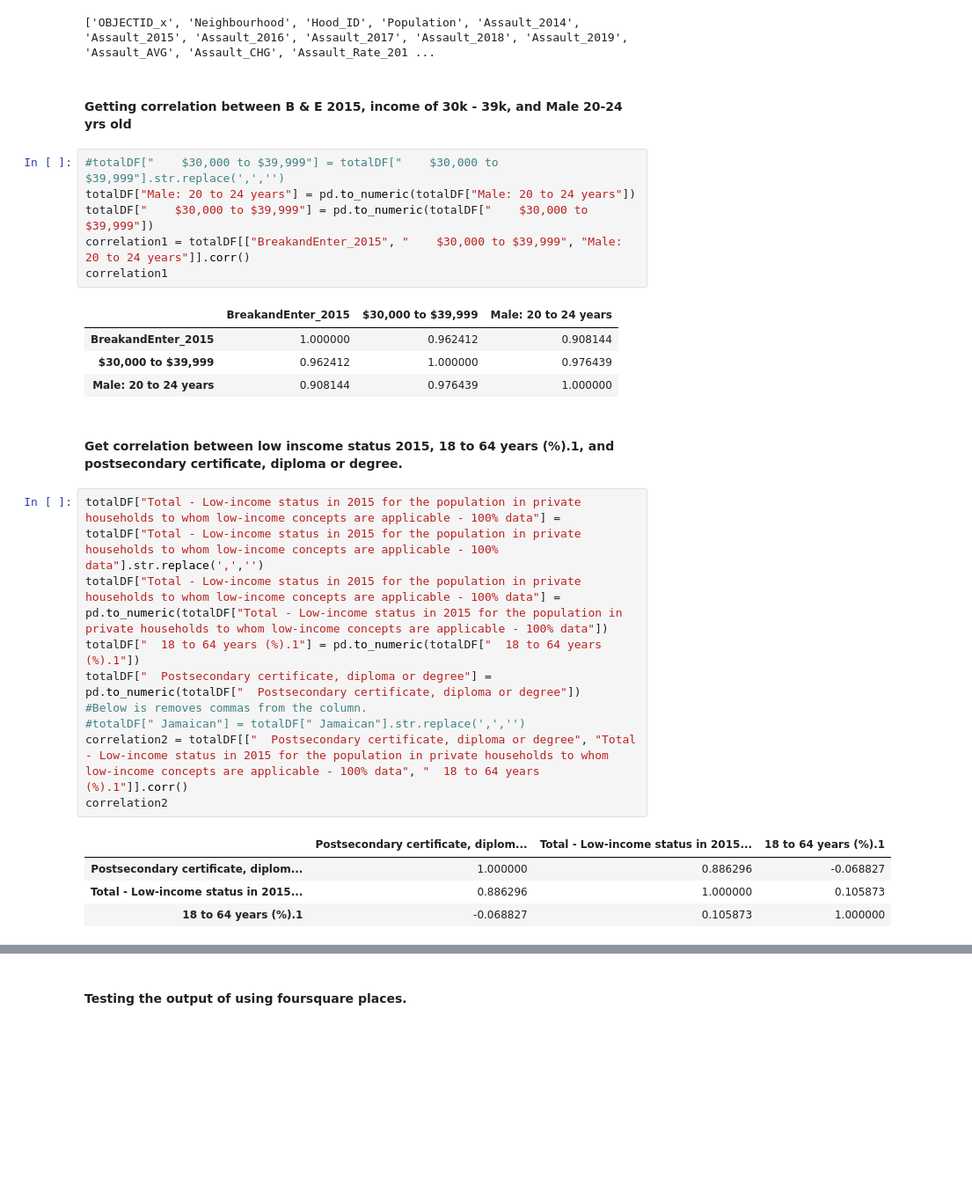
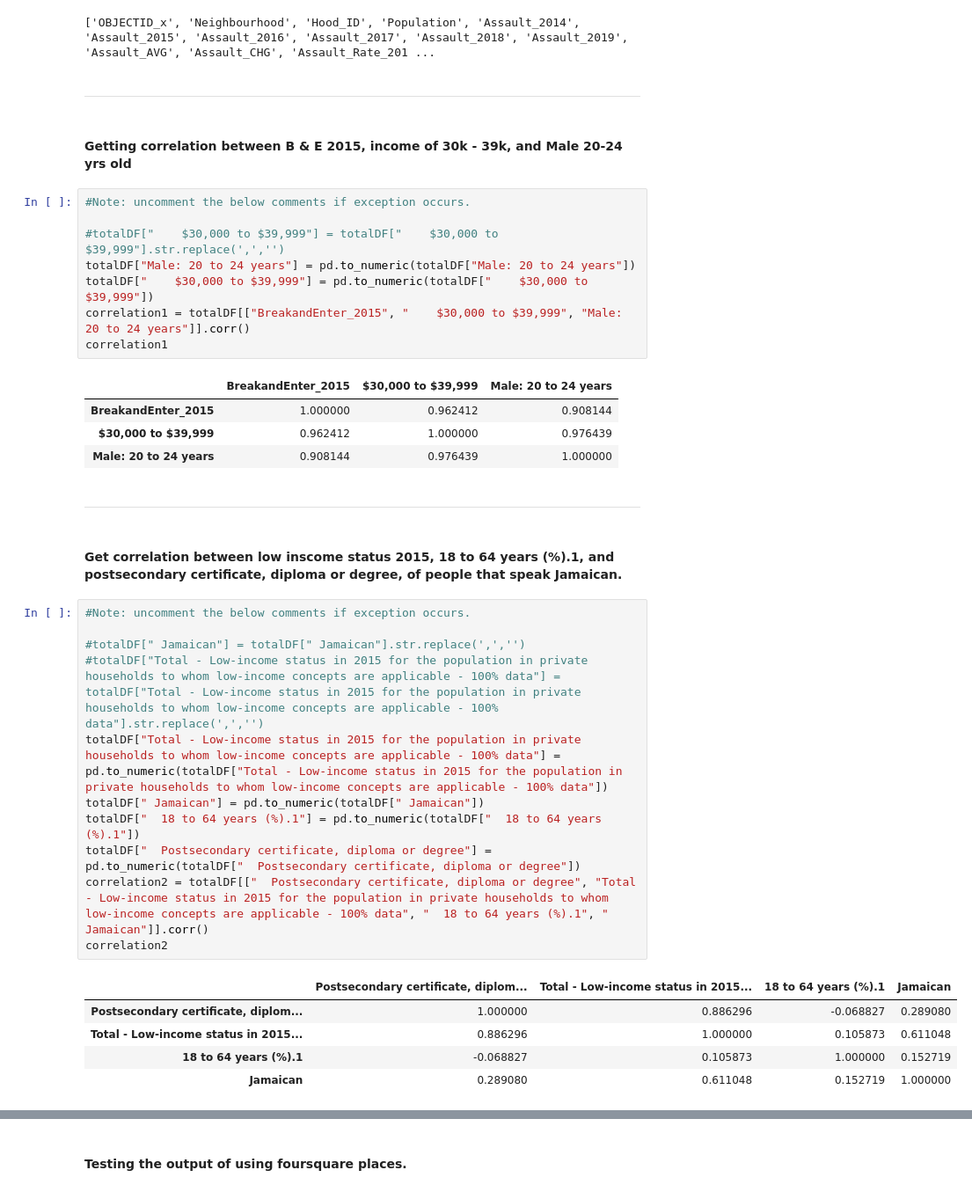
Before and after one commit to OwenMussy99/AI_Final_Proj, a Jupyter notebook: Final/AI_Final_Proj_Code.ipynb, the cells around one changed output, grey strips where cells are left out. Shown at 88% size. Drawn from its saved outputs; the diff is of its cells as text; blank space fills up the shorter version.

```diff
--- a/Final/AI_Final_Proj_Code.ipynb
+++ b/Final/AI_Final_Proj_Code.ipynb
@@ -153,9 +180,13 @@ print(totalDF.columns.tolist())
 #totalDF[features1].corr()
 # %% [output]
 ['OBJECTID_x', 'Neighbourhood', 'Hood_ID', 'Population', 'Assault_2014', 'Assault_2015', 'Assault_2016', 'Assault_2017', 'Assault_2018', 'Assault_2019', 'Assault_AVG', 'Assault_CHG', 'Assault_Rate_201 ...
+# %% [markdown]
+***
 # %% [markdown]
 #### Getting correlation between B & E 2015, income of 30k - 39k, and Male 20-24 yrs old
 # %%
+#Note: uncomment the below comments if exception occurs.
+
 #totalDF["    $30,000 to $39,999"] = totalDF["    $30,000 to $39,999"].str.replace(',','')
 totalDF["Male: 20 to 24 years"] = pd.to_numeric(totalDF["Male: 20 to 24 years"])
 totalDF["    $30,000 to $39,999"] = pd.to_numeric(totalDF["    $30,000 to $39,999"])
@@ -166,19 +197,24 @@ correlation1
 | BreakandEnter_2015 | 1.000000 | 0.962412 | 0.908144 |
 | $30,000 to $39,999 | 0.962412 | 1.000000 | 0.976439 |
 | Male: 20 to 24 years | 0.908144 | 0.976439 | 1.000000 |
+# %% [markdown]
+***
 # %% [markdown]
-#### Get correlation between low inscome status 2015, 18 to 64 years (%).1, and postsecondary certificate, diploma or degree.
+#### Get correlation between low inscome status 2015, 18 to 64 years (%).1, and postsecondary certificate, diploma or degree, of people that speak Jamaican.
 # %%
-totalDF["Total - Low-income status in 2015 for the population in private households to whom low-income concepts are applicable - 100% data"] = totalDF["Total - Low-income status in 2015 for the population in private households to whom low-income concepts are applicable - 100% data"].str.replace(',','')
+#Note: uncomment the below comments if exception occurs.
+
+#totalDF[" Jamaican"] = totalDF[" Jamaican"].str.replace(',','')
+#totalDF["Total - Low-income status in 2015 for the population in private households to whom low-income concepts are applicable - 100% data"] = totalDF["Total - Low-income status in 2015 for the population in private households to whom low-income concepts are applicable - 100% data"].str.replace(',','')
 totalDF["Total - Low-income status in 2015 for the population in private households to whom low-income concepts are applicable - 100% data"] = pd.to_numeric(totalDF["Total - Low-income status in 2015 for the population in private households to whom low-income concepts are applicable - 100% data"])
+totalDF[" Jamaican"] = pd.to_numeric(totalDF[" Jamaican"])
 totalDF["  18 to 64 years (%).1"] = pd.to_numeric(totalDF["  18 to 64 years (%).1"])
 totalDF["  Postsecondary certificate, diploma or degree"] = pd.to_numeric(totalDF["  Postsecondary certificate, diploma or degree"])
-#Below is removes commas from the column.
-#totalDF[" Jamaican"] = totalDF[" Jamaican"].str.replace(',','')
-correlation2 = totalDF[["  Postsecondary certificate, diploma or degree", "Total - Low-income status in 2015 for the population in private households to whom low-income concepts are applicable - 100% data", "  18 to 64 years (%).1"]].corr()
+correlation2 = totalDF[["  Postsecondary certificate, diploma or degree", "Total - Low-income status in 2015 for the population in private households to whom low-income concepts are applicable - 100% data", "  18 to 64 years (%).1", " Jamaican"]].corr()
 correlation2
 # %% [output]
-|  | Postsecondary certificate, diplom... | Total - Low-income status in 2015... | 18 to 64 years (%).1 |
-| Postsecondary certificate, diplom... | 1.000000 | 0.886296 | -0.068827 |
-| Total - Low-income status in 2015... | 0.886296 | 1.000000 | 0.105873 |
-| 18 to 64 years (%).1 | -0.068827 | 0.105873 | 1.000000 |
+|  | Postsecondary certificate, diplom... | Total - Low-income status in 2015... | 18 to 64 years (%).1 | Jamaican |
+| Postsecondary certificate, diplom... | 1.000000 | 0.886296 | -0.068827 | 0.289080 |
+| Total - Low-income status in 2015... | 0.886296 | 1.000000 | 0.105873 | 0.611048 |
+| 18 to 64 years (%).1 | -0.068827 | 0.105873 | 1.000000 | 0.152719 |
+| Jamaican | 0.289080 | 0.611048 | 0.152719 | 1.000000 |
```
Also changed, not shown: parts of 62 cells of this notebook, 3 other files.
